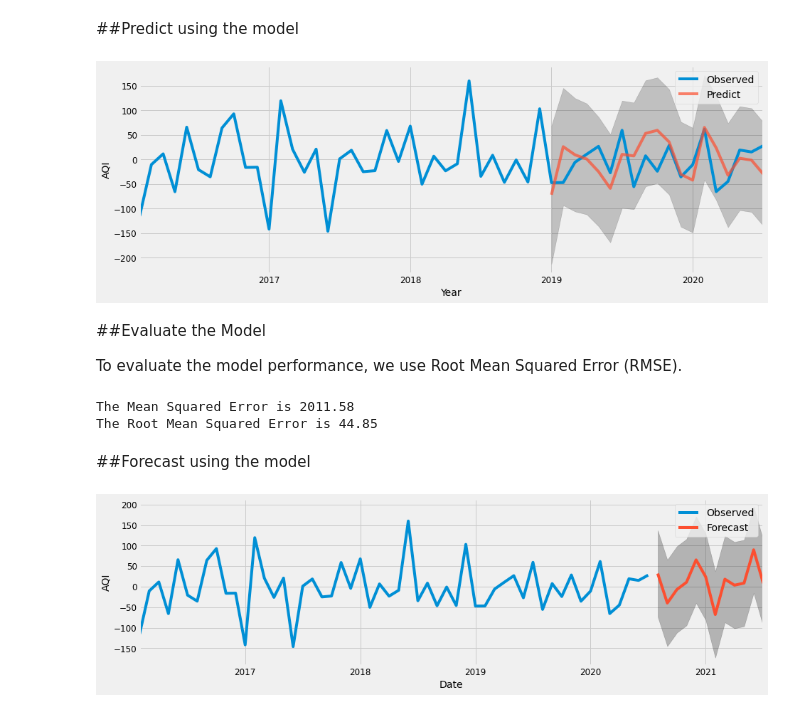
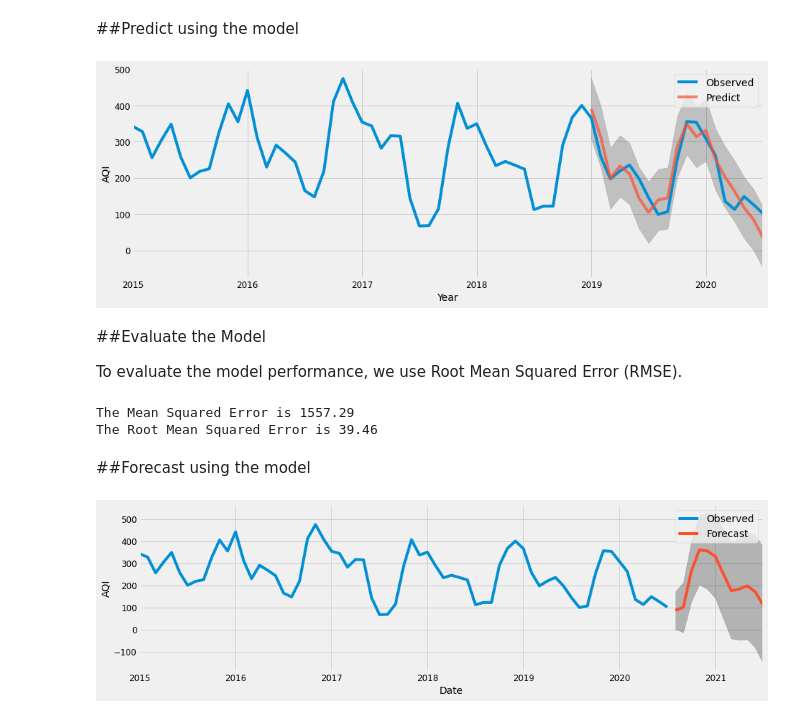
Before and after one commit to ankp6737/machinelearning, a Jupyter notebook: AQI_Forecast_using_SARIMA.ipynb, the cells around one changed output. Cells and saved outputs as stored; diff of their text form; code cells hidden in the pictures.

```diff
--- a/AQI_Forecast_using_SARIMA.ipynb
+++ b/AQI_Forecast_using_SARIMA.ipynb
@@ -333,7 +333,7 @@ Our output suggests SARIMA(0, 1, 1)x(2, 1, 0, 12) with AIC of 476.0627 is the be
 Upon obtaining the model orders from the grid search above, we fit a SARIMA model to our data.
 # %%
 
-mod = sm.tsa.statespace.SARIMAX(ts_s_adj,
+mod = sm.tsa.statespace.SARIMAX(ts_month_avg,
                                 order=(0, 1, 1),
                                 seasonal_order=(2, 1, 0, 12))       #fitting the dataset into the model using the parameters identified in the above step
 results = mod.fit(method = 'powell')
@@ -369,38 +369,38 @@ As we can see from the image above, the residuals are uncorrelated and have zero
 # %% [markdown]
 ##Predict using the model
 # %%
-pred = results.get_prediction(start=pd.to_datetime('2019-01-01'), dynamic=False)  #make prediction from the date 0-01-2019 onwards
+pred = results.get_prediction(start=pd.to_datetime('2019-01-01'), dynamic=False)  #make prediction from the date 01-01-2019 onwards
 pred_ci = pred.conf_int()                     #Construct confidence interval for the fitted parameters.
-ax = ts_s_adj.plot(label='Observed')          #plotting the actual observed data
+ax = ts_month_avg.plot(label='Observed')          #plotting the actual observed data
 pred.predicted_mean.plot(ax=ax, label='Predict', alpha=.7, figsize=(14, 5))     #plotting the predicted data
 ax.fill_between(pred_ci.index,
                 pred_ci.iloc[:, 0],
                 pred_ci.iloc[:, 1], color='k', alpha=.2)      #filling color in the confidence interval
 ax.set_xlabel('Year')                                             #labelling the x axis
 ax.set_ylabel('AQI')                                               #labelling the y axis
 plt.legend()                                                      #showing the legend for the graph
 plt.show()                                                        #display the plotted graph
 # %% [output]
-[figure, old version]
+[figure, new version]
 # %% [markdown]
 ##Evaluate the Model
 
 To evaluate the model performance, we use Root Mean Squared Error (RMSE).
 # %%
 y_forecasted = pred.predicted_mean
-y_truth = ts_s_adj['2019-01-01':]
+y_truth = ts_month_avg['2019-01-01':]
 mse = ((y_forecasted - y_truth) ** 2).mean()        #computing the mse
 print('The Mean Squared Error is {}'.format(round(mse, 2)))
 print('The Root Mean Squared Error is {}'.format(round(np.sqrt(mse), 2)))   #computing the rsme and displaying
 # %% [output]
-The Mean Squared Error is 2011.58
-The Root Mean Squared Error is 44.85
+The Mean Squared Error is 1557.29
+The Root Mean Squared Error is 39.46
 # %% [markdown]
 ##Forecast using the model
 # %%
 pred_uc = results.get_forecast(steps=12)              #forecasting using the model results
 pred_ci = pred_uc.conf_int()                          #Construct confidence interval for the parameters.
-ax = ts_s_adj.plot(label='Observed', figsize=(14, 4))     #plotting the observed actual data
+ax = ts_month_avg.plot(label='Observed', figsize=(14, 4))     #plotting the observed actual data
 pred_uc.predicted_mean.plot(ax=ax, label='Forecast')      #plotting the forecasted data
 ax.fill_between(pred_ci.index,
                 pred_ci.iloc[:, 0],
@@ -410,4 +410,4 @@ ax.set_ylabel('AQI')                                          #labeling the axis
 plt.legend()                                                    #generating the legend for the graph
 plt.show()                                                      #display the graph
 # %% [output]
-[figure, old version]
+[figure, new version]
```
Also changed, not shown: parts of 4 cells of this notebook.
